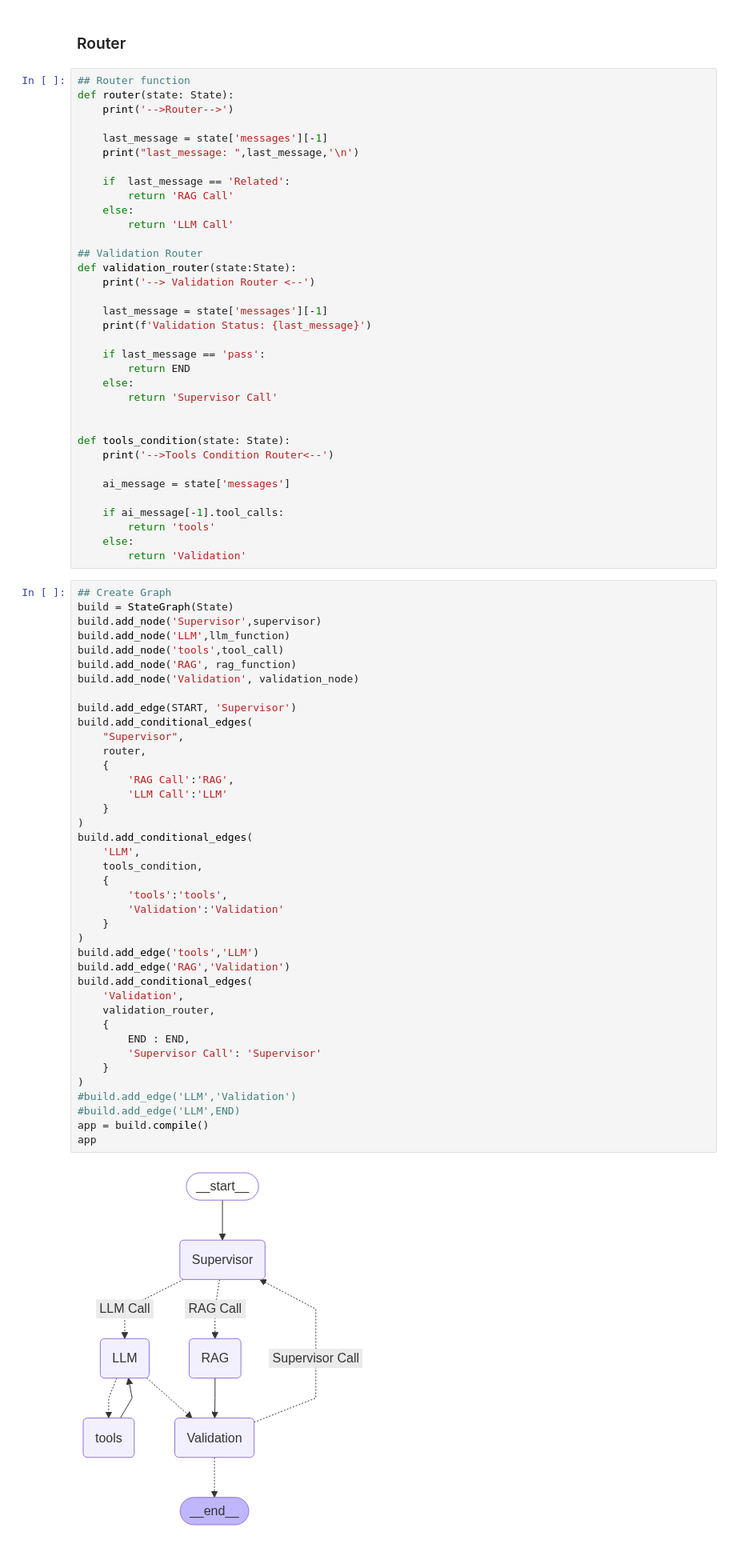
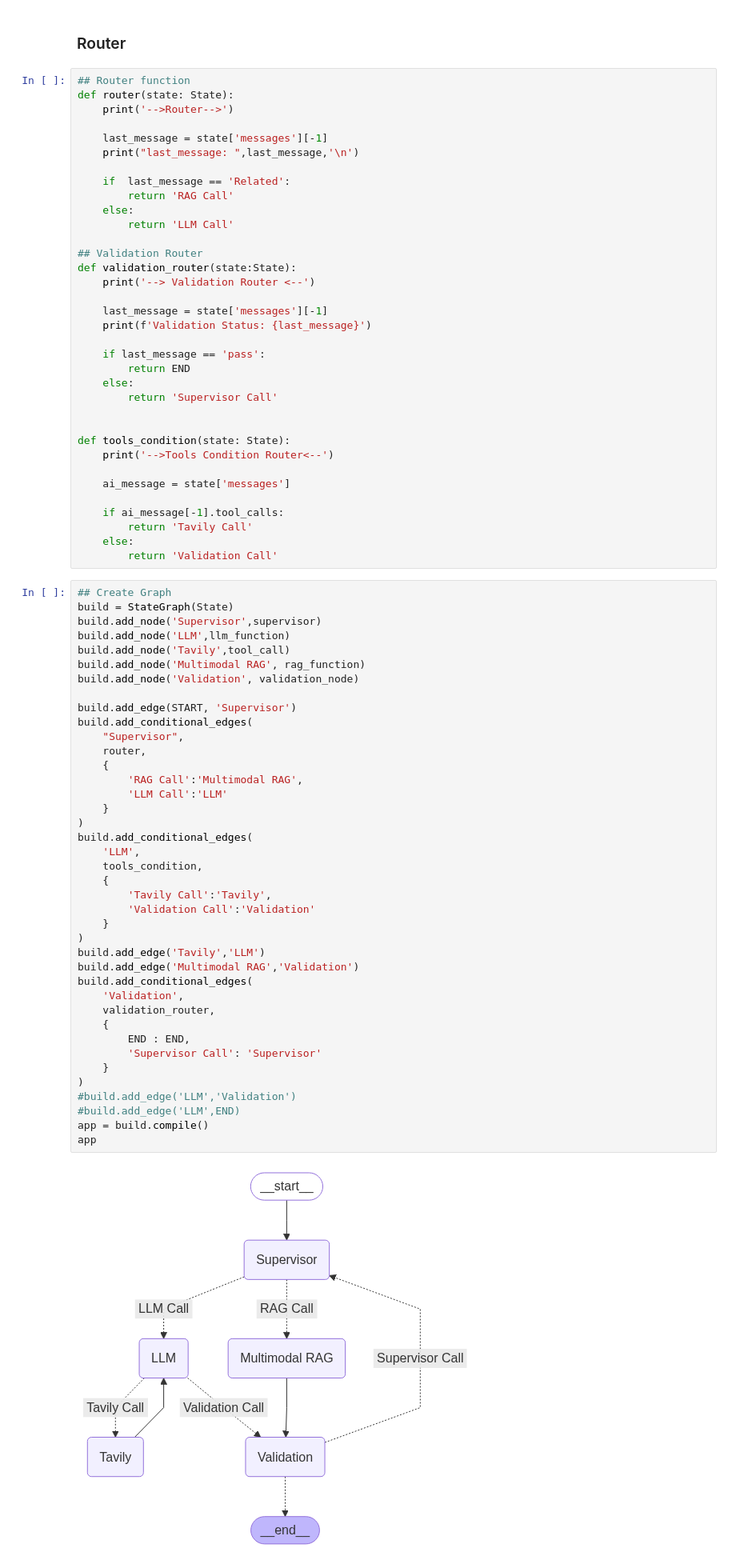
Before and after one commit to theserenecoder/AI_Projects, a Jupyter notebook: RAG_Agent_with_Tavily/Graph.ipynb, the cells around one changed output. Shown at 80% size. Saved outputs shown, nothing was run; the diff lists cells and outputs as text.

```diff
--- a/RAG_Agent_with_Tavily/Graph.ipynb
+++ b/RAG_Agent_with_Tavily/Graph.ipynb
@@ -341,51 +341,51 @@ def tools_condition(state: State):
     ai_message = state['messages']
 
     if ai_message[-1].tool_calls:
-        return 'tools'
+        return 'Tavily Call'
     else:
-        return 'Validation'
+        return 'Validation Call'
 # %%
 ## Create Graph
 build = StateGraph(State)
 build.add_node('Supervisor',supervisor)
 build.add_node('LLM',llm_function)
-build.add_node('tools',tool_call)
-build.add_node('RAG', rag_function)
+build.add_node('Tavily',tool_call)
+build.add_node('Multimodal RAG', rag_function)
 build.add_node('Validation', validation_node)
 
 build.add_edge(START, 'Supervisor')
 build.add_conditional_edges(
     "Supervisor",
     router,
     {
-        'RAG Call':'RAG',
+        'RAG Call':'Multimodal RAG',
         'LLM Call':'LLM'
     }
 )
 build.add_conditional_edges(
     'LLM',
     tools_condition,
     {
-        'tools':'tools',
-        'Validation':'Validation'
+        'Tavily Call':'Tavily',
+        'Validation Call':'Validation'
     }
 )
-build.add_edge('tools','LLM')
-build.add_edge('RAG','Validation')
+build.add_edge('Tavily','LLM')
+build.add_edge('Multimodal RAG','Validation')
 build.add_conditional_edges(
     'Validation',
     validation_router,
     {
         END : END,
         'Supervisor Call': 'Supervisor'
     }
 )
 #build.add_edge('LLM','Validation')
 #build.add_edge('LLM',END)
 app = build.compile()
 app
 # %% [output]
-[figure, old version]
+[figure, new version]
 # %%
 msg = app.invoke({'messages':['What is langchain']})
 if 'Related' in msg['messages']:
```
Also changed, not shown: 3 other files.
